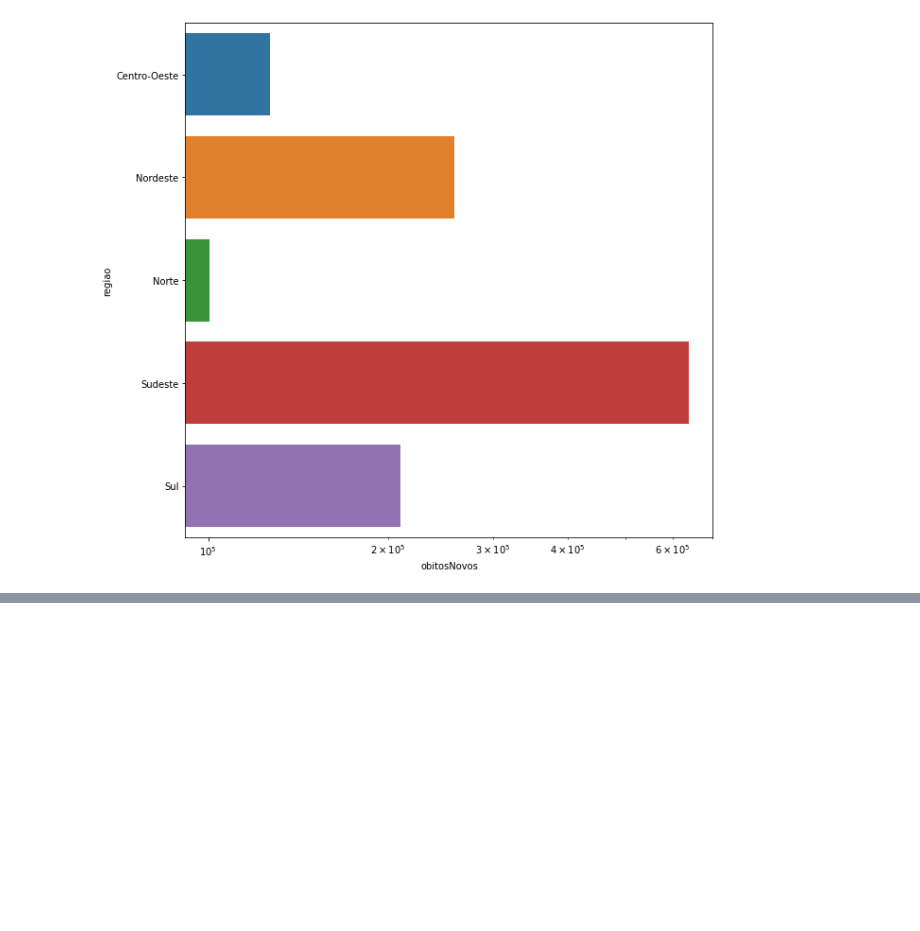
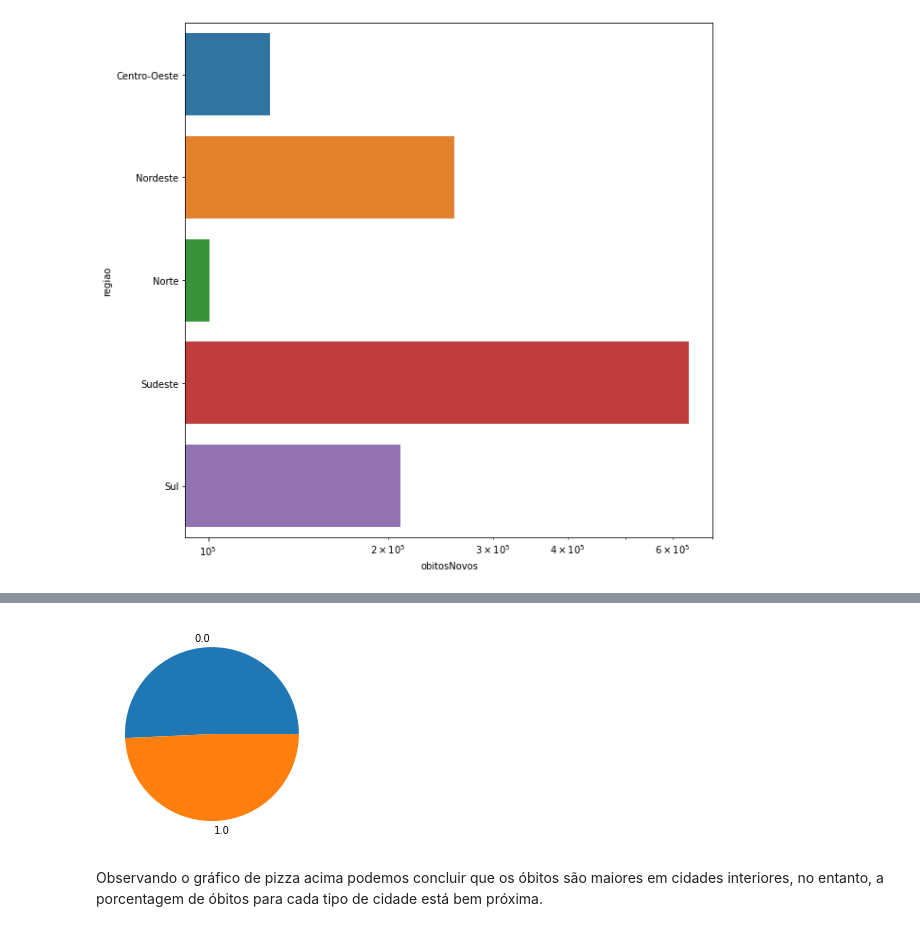
Before and after one commit to GabriellMiranda/TP-Dados-Analise-de-dados-de-covid, a Jupyter notebook: Trabalho_de_Dados.ipynb, the cells around one changed output, grey strips where cells are left out. Saved outputs shown, nothing was run; the diff lists cells and outputs as text; code cells hidden in the pictures; blank space fills up the shorter version.

```diff
--- a/Trabalho_de_Dados.ipynb
+++ b/Trabalho_de_Dados.ipynb
@@ -878,0 +955,9 @@ plt.show()
+# %%
+filtro = RegioesBrasilFull.groupby('interior/metropolitana').sum()
+plt.pie(labels=filtro.index,x=filtro['obitosNovos'])
+fig=plt.figure(figsize=(10,7))
+plt.show()
+# %% [output]
+[figure, added]
+# %% [markdown]
+Observando o gráfico de pizza acima podemos concluir que os óbitos são maiores em cidades interiores, no entanto, a porcentagem de óbitos para cada tipo de cidade está bem próxima.
```
Also changed, not shown: parts of 21 cells of this notebook.
